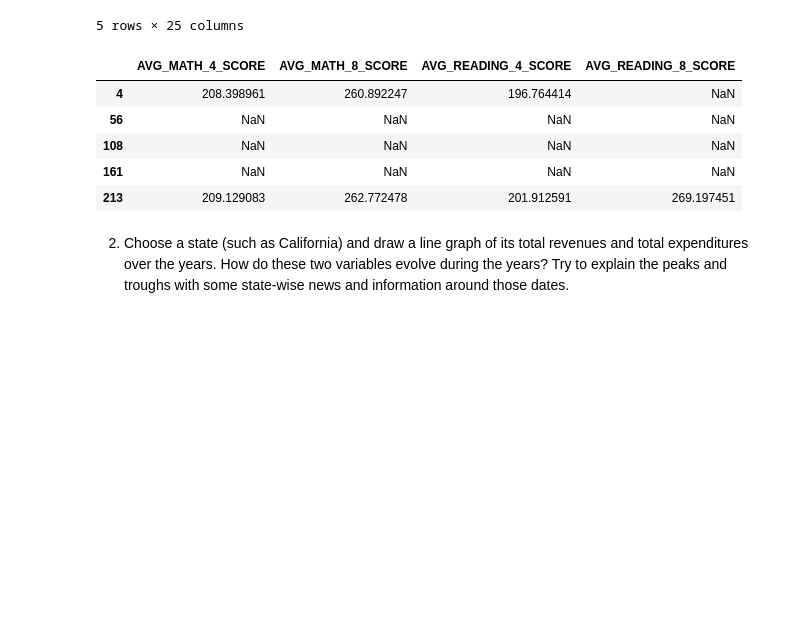
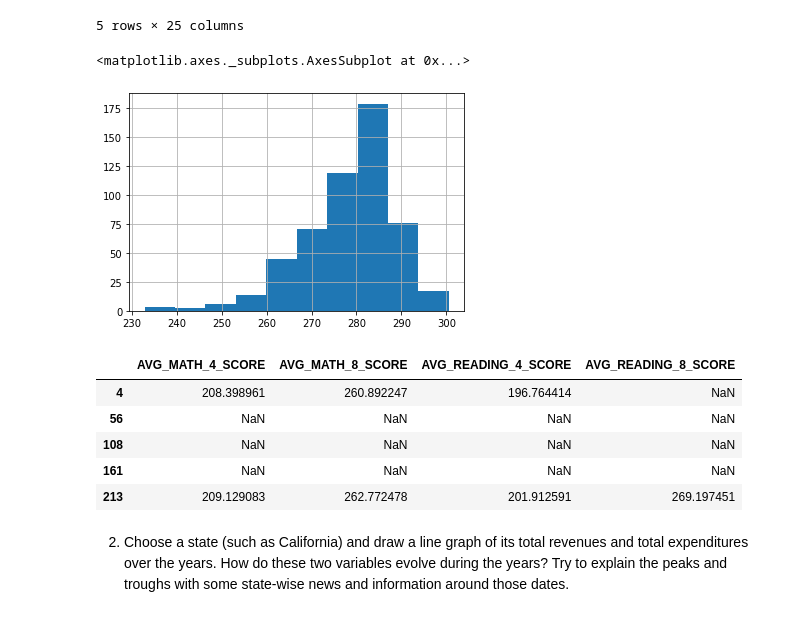
Before and after one commit to Ninjaneer1/theWorks, a Jupyter notebook: Data_Explore_I.ipynb, the cells around one changed output. Cells and saved outputs as stored; diff of their text form; code cells hidden in the pictures; blank space fills up the shorter version.

```diff
--- a/Data_Explore_I.ipynb
+++ b/Data_Explore_I.ipynb
@@ -53,6 +53,12 @@ ed_df.head()
 | 3 | 1992_ARKANSAS | ARKANSAS | 1992 | NaN | 1711959.0 | 178571.0 | 958785.0 | 574603.0 | ... |
 | 4 | 1992_CALIFORNIA | CALIFORNIA | 1992 | NaN | 26260025.0 | 2072470.0 | 16546514.0 | 7641041.0 | ... |
 5 rows × 25 columns
+# %%
+drop_na_df = ed_df['AVG_MATH_8_SCORE'].dropna()
+drop_na_df.hist()
+# %% [output]
+<matplotlib.axes._subplots.AxesSubplot at 0x...>
+[figure, added]
 # %%
 df_cal = ed_df[ed_df['STATE'] == 'CALIFORNIA']
 # years = (df_cal['YEAR'] >= 1992) & (df_cal['YEAR'] < 1998)
```
